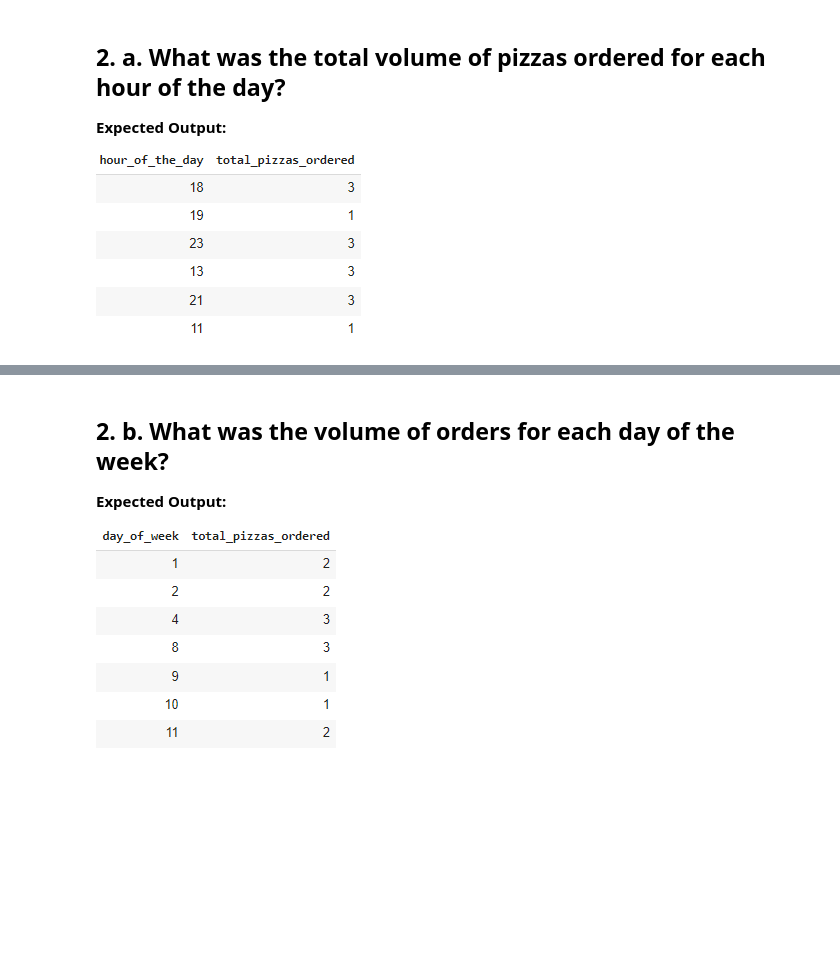
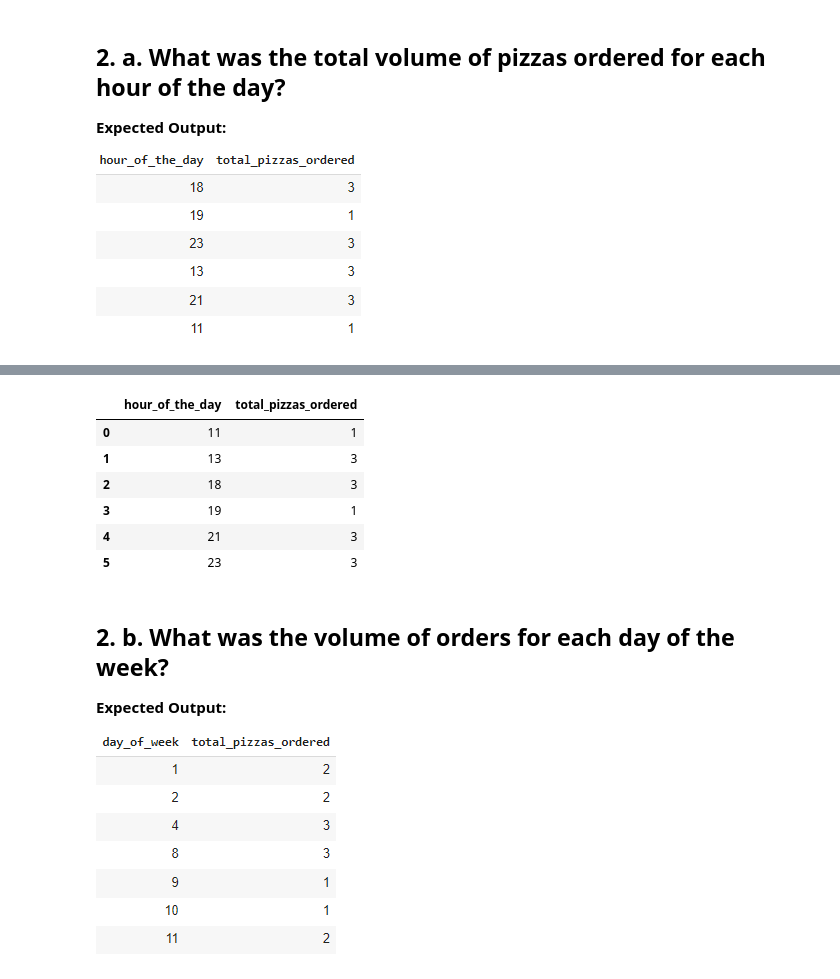
Before and after one commit to vinayakpotdar2114/Daily-Assignemnts, a Jupyter notebook: Assignment_Week_3_Day_1.ipynb, the cells around one changed output, grey strips where cells are left out. Cells and saved outputs as stored; diff of their text form; code cells hidden in the pictures; blank space fills up the shorter version.

```diff
--- a/Assignment_Week_3_Day_1.ipynb
+++ b/Assignment_Week_3_Day_1.ipynb
@@ -134,3 +147,17 @@ mysql('''SELECT pizza_id, SUM(CASE WHEN exclusions IS NOT NULL AND extras IS NOT
+# %%
+# Write Your code here.
+mysql('''select distinct(hour_of_the_day) , count(hour_of_the_day)over(partition by hour_of_the_day) as total_pizzas_ordered
+         from (select hour(order_time) as hour_of_the_day from customer_orders_updated) as a1''')
+
+# I tried to play around with HOUR() DATEPART() Format() But none of them seem to work.
+# %% [output]
+|  | hour_of_the_day | total_pizzas_ordered |
+| 0 | 11 | 1 |
+| 1 | 13 | 3 |
+| 2 | 18 | 3 |
+| 3 | 19 | 1 |
+| 4 | 21 | 3 |
+| 5 | 23 | 3 |
 # %% [markdown]
 ## 2. b. What was the volume of orders for each day of the week?
 
```
Also changed, not shown: parts of 12 cells of this notebook.
